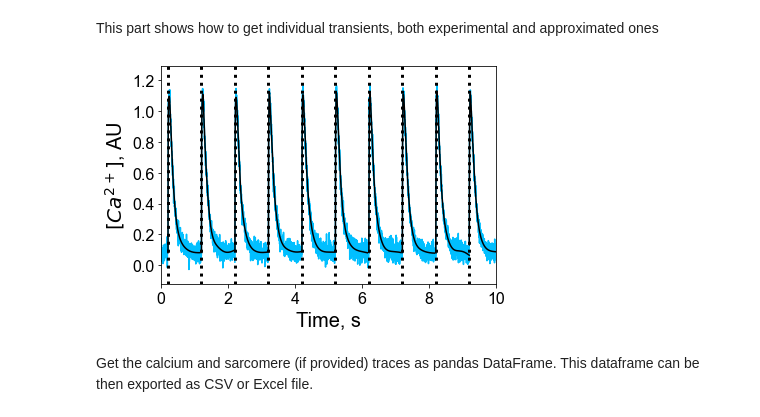
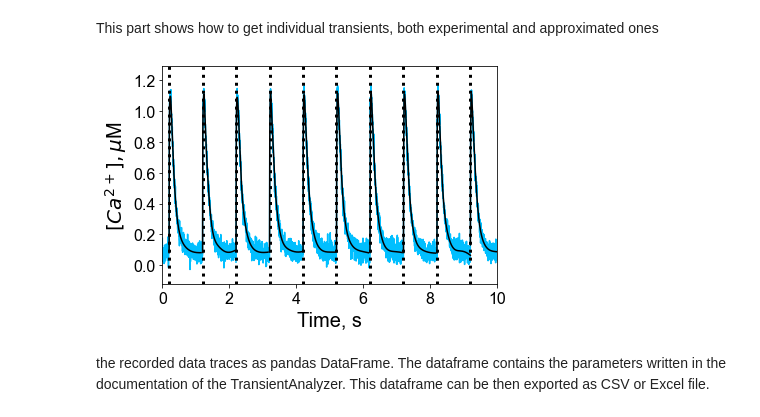
Before and after one commit to IuliiaBaglaeva/TransientAnalyzer, a Jupyter notebook: docs/Example/TransientAnalyzerGuide.ipynb, the cells around one changed output. Cells and saved outputs as stored; diff of their text form; code cells hidden in the pictures.

```diff
--- a/docs/Example/TransientAnalyzerGuide.ipynb
+++ b/docs/Example/TransientAnalyzerGuide.ipynb
@@ -17,5 +17,5 @@ The quality of the signal detection can be checked after initialization of Trans
 # %%
-analyzer = TransientAnalyzer.TransientAnalyzer(T,Ca,quantile1 = 0.1)
+analyzer = TransientAnalyzer.TransientAnalyzer(T,Ca)
 t,ca = analyzer.GetAllExpTransients()
 for i in range(len(t)):
     plt.plot(t[i] * 1e-3,ca[i])
@@ -27,7 +27,7 @@ plt.xticks(fontsize = 16)
 plt.yticks(fontsize = 16)
 plt.xlim(0,10)
 plt.xlabel('t, s', fontsize = 20)
-plt.ylabel('$\mathit{[Ca^{2+}]}$, AU', fontsize = 20)
+plt.ylabel('$\mathit{[Ca^{2+}]}, \mu$M', fontsize = 20)
 plt.tight_layout()
 plt.show()
 # %% [output]
@@ -47,22 +47,22 @@ This part shows how to get individual transients, both experimental and approxim
 # %%
 t,ca = analyzer.GetAllExpTransients()
 for i in range(len(t)):
     T, ca_fit = analyzer.GetApproxTransient(i,1)
     plt.plot(t[i] * 1e-3,ca[i], color="deepskyblue")
     plt.plot(T * 1e-3,ca_fit, color="black")
 for t_null in analyzer.t0s:
     plt.axvline(t_null * 1e-3,linestyle="dotted", linewidth = 3, color = 'black')
 plt.xticks(fontsize=16)
 plt.yticks(fontsize=16)
 plt.xlim(0,10)
 plt.xlabel('Time, s', fontsize = 20)
-plt.ylabel('$\mathit{[Ca^{2+}]}$, AU', fontsize = 20)
+plt.ylabel('$\mathit{[Ca^{2+}]}, \mu$M', fontsize = 20)
 
 plt.show()
 # %% [output]
-[figure, old version]
+[figure, new version]
 # %% [markdown]
-Get the calcium and sarcomere (if provided) traces as pandas DataFrame. This dataframe can be then exported as CSV or Excel file.
+ the recorded data traces as pandas DataFrame. The dataframe contains the parameters written in the documentation of the TransientAnalyzer. This dataframe can be then exported as CSV or Excel file.
 # %%
 traces = analyzer.GetTransientsTable(x_label="t, ms",y_label="$\mathit{[Ca^{2+}]}$, AU")
 traces.to_excel("traces.xlsx")
```
Also changed, not shown: parts of 3 cells of this notebook, 1 other file.
